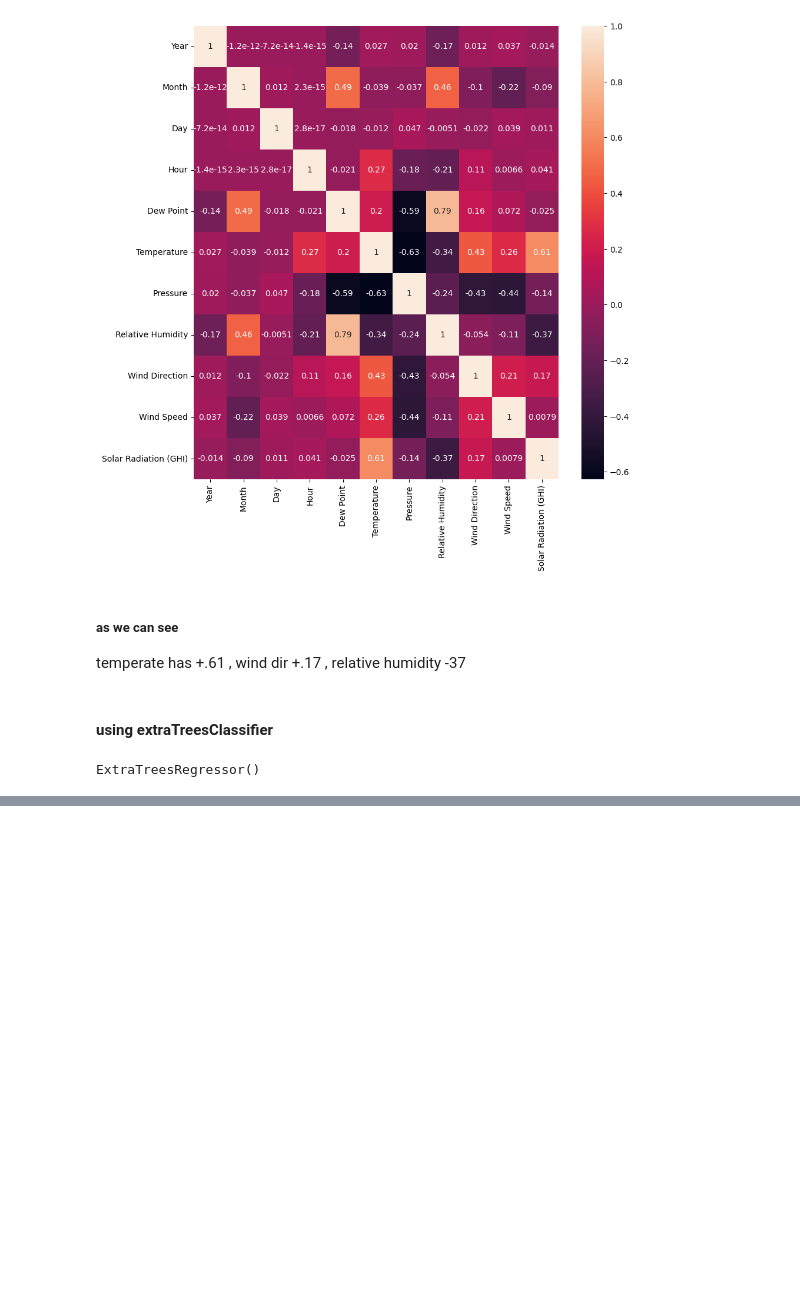
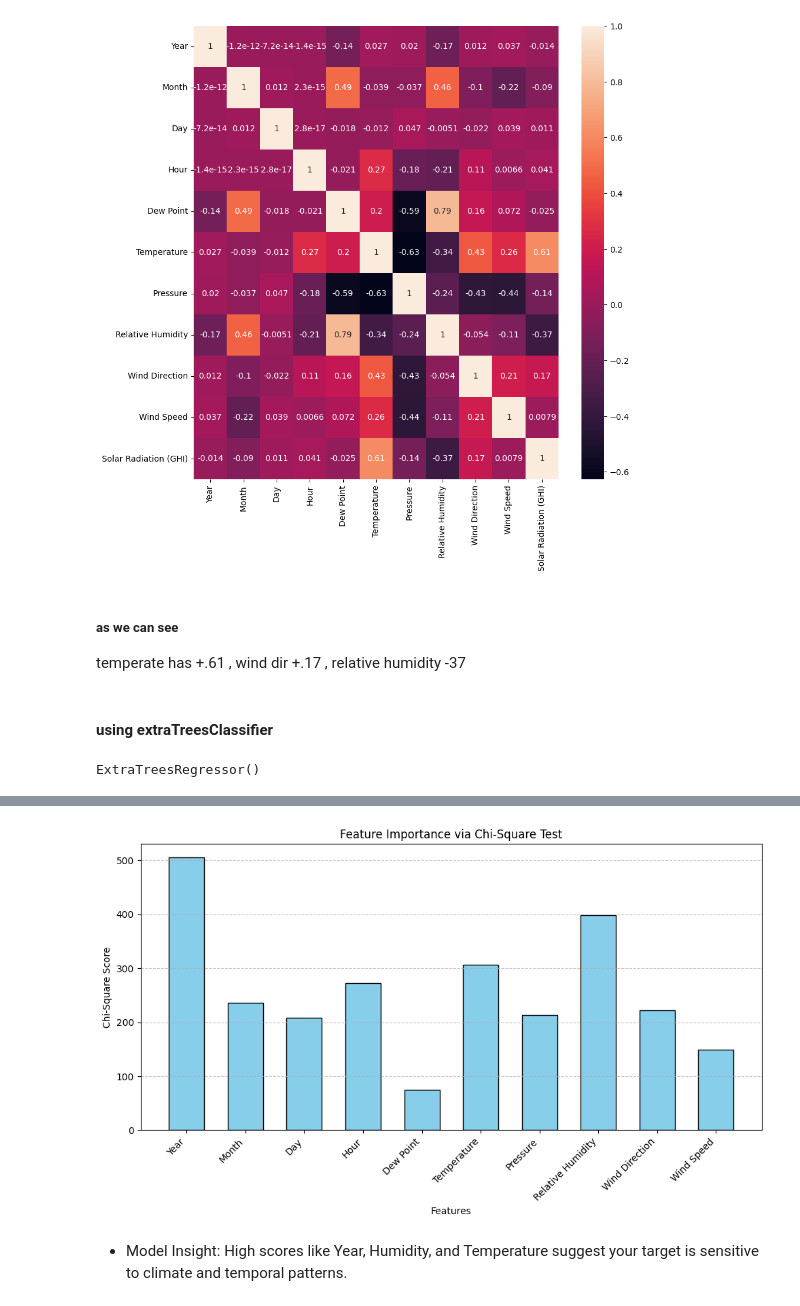
Before and after one commit to md-danishraza/ML, a Jupyter notebook: Practice/FeatureSelection.ipynb, the cells around one changed output, grey strips where cells are left out. Cells and saved outputs as stored; diff of their text form; code cells hidden in the pictures; blank space fills up the shorter version.

Commit message:
chi square and k-fold cross validation test

```diff
--- a/Practice/FeatureSelection.ipynb
+++ b/Practice/FeatureSelection.ipynb
@@ -135,3 +135,6 @@ print(y.head())
 9     363
 10    533
 Name: Solar Radiation (GHI), dtype: int64
+# %%
+col = x.columns.to_list()
+col
@@ -224,0 +255,16 @@ plt.show()
+# %%
+# Apply Chi-Square test
+chi2_selector = SelectKBest(score_func=chi2, k=10)  # Select top 2 features
+X_kbest = chi2_selector.fit_transform(x, y)
+
+# Show selected feature scores
+scores = chi2_selector.scores_
+feature_names = col
+
+# Display ranked features
+importance_df = pd.DataFrame({
+    'Feature': feature_names,
+    'Chi2 Score': scores
+}).sort_values(by='Chi2 Score', ascending=False)
+
+print(importance_df)
@@ -224,0 +283,25 @@ plt.show()
+# %%
+
+# Create bar plot
+plt.figure(figsize=(10, 6))  # Adjust figure size for better spacing
+plt.bar(feature_names, scores, width=0.6, color='skyblue', edgecolor='black')
+
+# Add labels and title
+plt.xlabel('Features')
+plt.ylabel('Chi-Square Score')
+plt.title('Feature Importance via Chi-Square Test')
+
+# Rotate x-axis labels if needed
+plt.xticks(rotation=45, ha='right')
+
+# Add grid for readability
+plt.grid(axis='y', linestyle='--', alpha=0.7)
+
+# Tight layout to prevent clipping
+plt.tight_layout()
+
+plt.show()
+# %% [output]
+[figure, added]
+# %% [markdown]
+- Model Insight: High scores like Year, Humidity, and Temperature suggest your target is sensitive to climate and temporal patterns.
```
Also changed, not shown: parts of 14 cells of this notebook.
